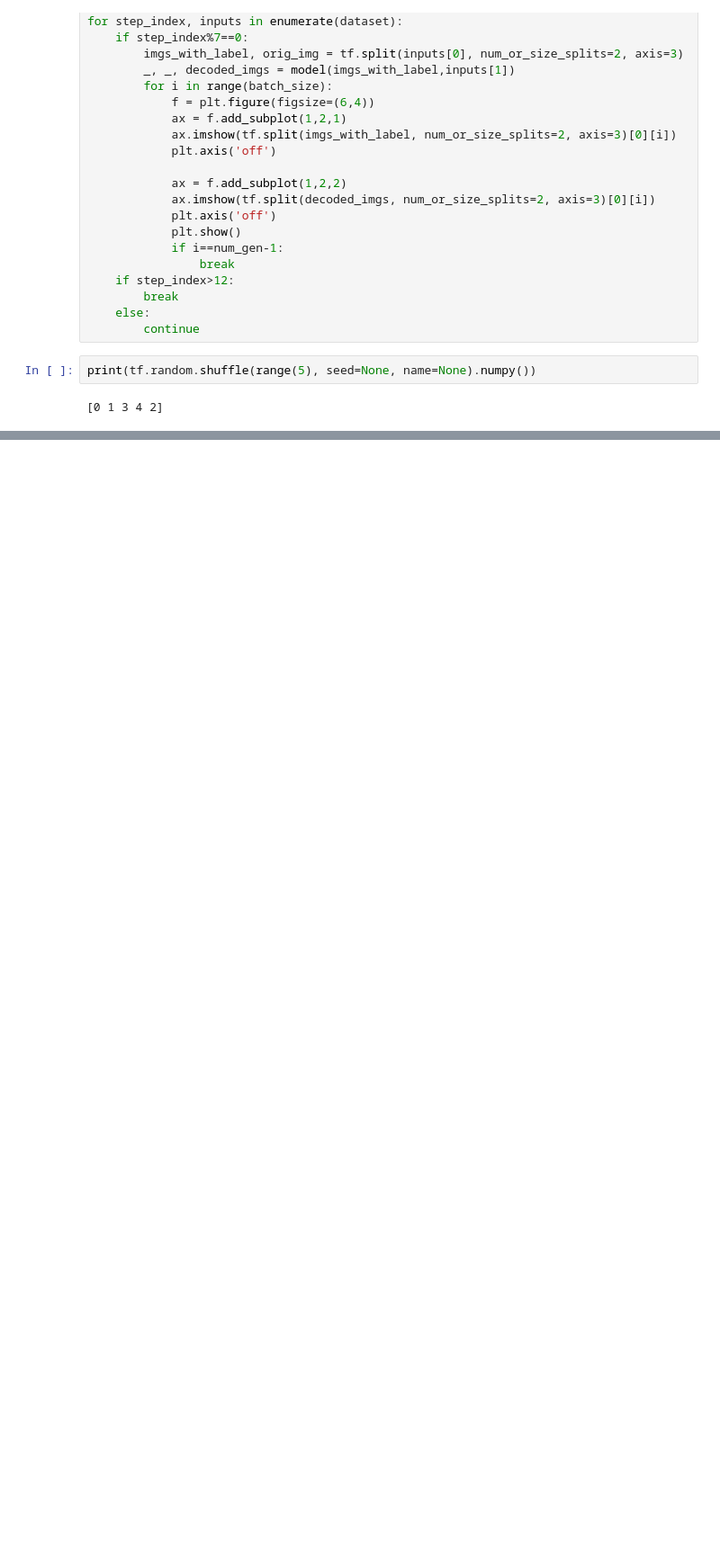
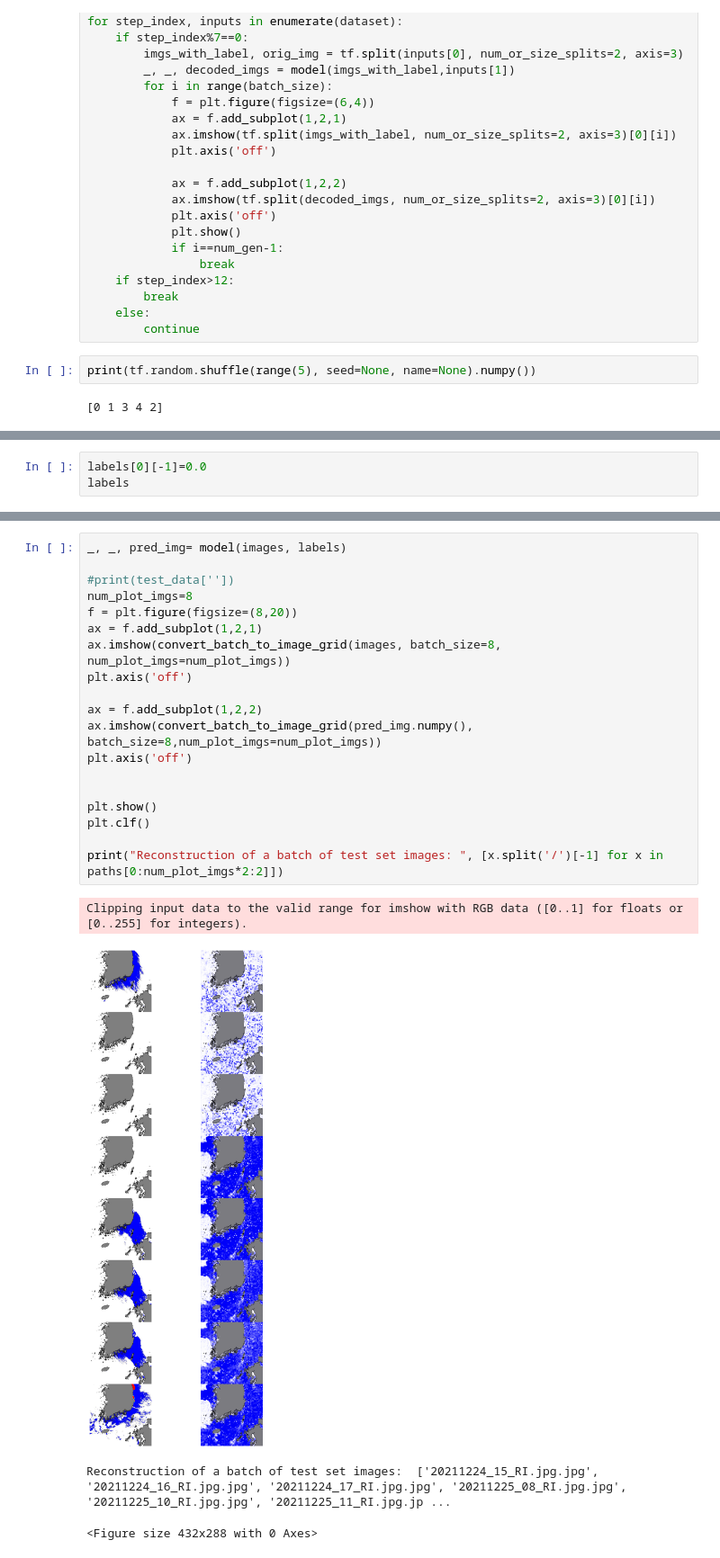
Before and after one commit to chhyyi/rz_cvae, a Jupyter notebook: importing_gozsoy.ipynb, the cells around one changed output, grey strips where cells are left out. Shown at 90% size. Cells and saved outputs as stored; diff of their text form; blank space fills up the shorter version.

```diff
--- a/importing_gozsoy.ipynb
+++ b/importing_gozsoy.ipynb
@@ -312,0 +320,3 @@ print(tf.random.shuffle(range(5), seed=None, name=None).numpy())
+# %%
+labels[0][-1]=0.0
+labels
@@ -312,0 +341,24 @@ print(tf.random.shuffle(range(5), seed=None, name=None).numpy())
+# %%
+_, _, pred_img= model(images, labels)
+
+#print(test_data[''])
+num_plot_imgs=8
+f = plt.figure(figsize=(8,20))
+ax = f.add_subplot(1,2,1)
+ax.imshow(convert_batch_to_image_grid(images, batch_size=8, num_plot_imgs=num_plot_imgs))
+plt.axis('off')
+
+ax = f.add_subplot(1,2,2)
+ax.imshow(convert_batch_to_image_grid(pred_img.numpy(), batch_size=8,num_plot_imgs=num_plot_imgs))
+plt.axis('off')
+
+
+plt.show()
+plt.clf()
+
+print("Reconstruction of a batch of test set images: ", [x.split('/')[-1] for x in paths[0:num_plot_imgs*2:2]])
+# %% [output]
+Clipping input data to the valid range for imshow with RGB data ([0..1] for floats or [0..255] for integers).
+[figure, added]
+Reconstruction of a batch of test set images:  ['20211224_15_RI.jpg.jpg', '20211224_16_RI.jpg.jpg', '20211224_17_RI.jpg.jpg', '20211225_08_RI.jpg.jpg', '20211225_10_RI.jpg.jpg', '20211225_11_RI.jpg.jp ...
+<Figure size 432x288 with 0 Axes>
```
Also changed, not shown: parts of 7 cells of this notebook.
